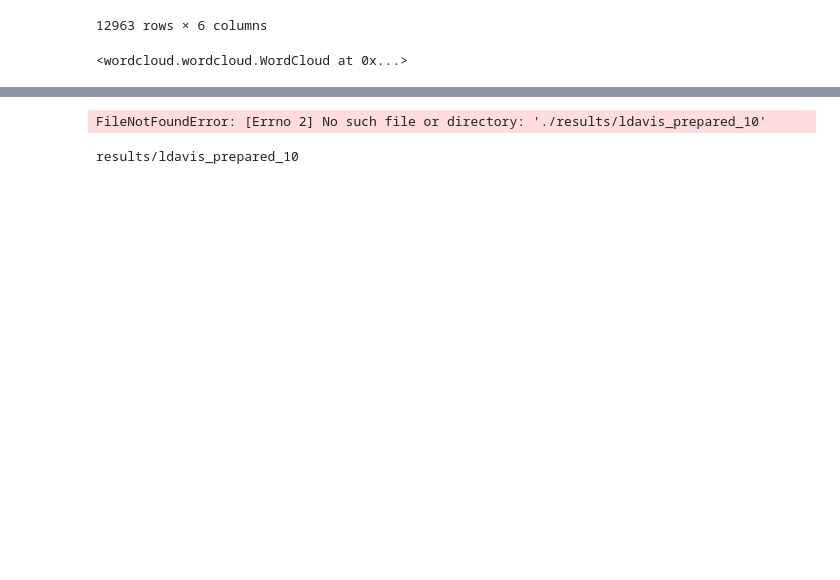
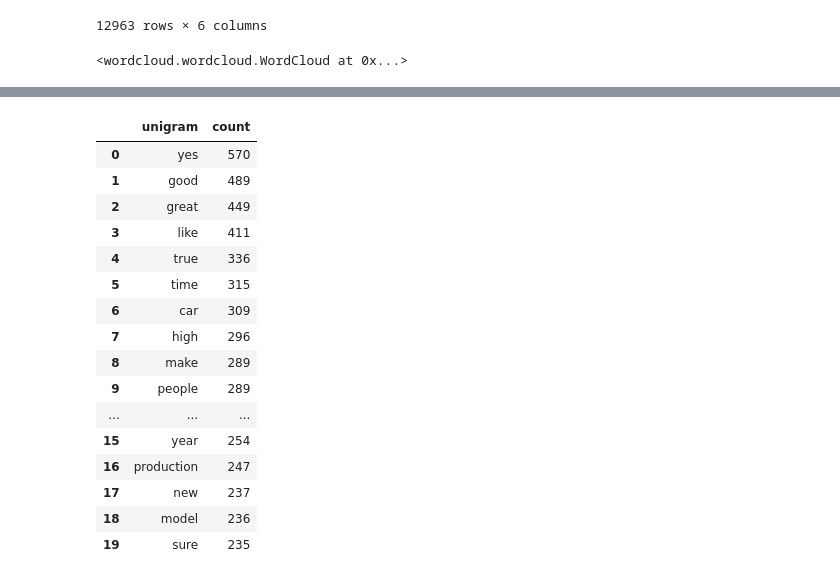
Before and after one commit to vladlevitin/finance_project, a Jupyter notebook: other.ipynb, the cells around one changed output, grey strips where cells are left out. Drawn from its saved outputs; the diff is of its cells as text; code cells hidden in the pictures; blank space fills up the shorter version.

```diff
--- a/other.ipynb
+++ b/other.ipynb
@@ -116,11 +80,0 @@ print(data_words[:1][0][:30])
-# %%
-import gensim.corpora as corpora
-
-id2word = corpora.Dictionary(data_words)
-
-texts = data_words
-
-corpus = [id2word.doc2bow(text) for text in texts]
-
-
-print(corpus[:1][0][:30])
@@ -158,31 +81,34 @@ doc_lda = lda_model[corpus]
-# %%
-import pickle
-import pyLDAvis
-import os
-
-import pyLDAvis.gensim_models
-# Visualize the topics
-pyLDAvis.enable_notebook()
-
-LDAvis_data_filepath = 'results/ldavis_prepared_'+str(num_topics)
-
-print(LDAvis_data_filepath)
-# # this is a bit time consuming - make the if statement True
-# # if you want to execute visualization prep yourself
-if 1 == 1:
-    LDAvis_prepared = pyLDAvis.gensim_models.prepare(lda_model, corpus, id2word)
-    with open(LDAvis_data_filepath, 'wb') as f:
-        pickle.dump(LDAvis_prepared, f)
-# load the pre-prepared pyLDAvis data from disk
-with open(LDAvis_data_filepath, 'rb') as f:
-    LDAvis_prepared = pickle.load(f)
-pyLDAvis.save_html(LDAvis_prepared, 'results/ldavis_prepared_'+ str(num_topics) +'.html')
-LDAvis_prepared
-# %% [output]
-FileNotFoundError: [Errno 2] No such file or directory: './results/ldavis_prepared_10'
-# %%
-LDAvis_data_filepath = 'results/ldavis_prepared_'+str(num_topics)
-
-print(LDAvis_data_filepath)
-# %% [output]
-results/ldavis_prepared_10
+# %%
+from sklearn.feature_extraction.text import CountVectorizer, TfidfVectorizer
+
+def get_top_n_words(corpus, n=None):
+    vec = CountVectorizer(stop_words='english').fit(corpus)
+    bag_of_words = vec.transform(corpus)
+    sum_words = bag_of_words.sum(axis=0)
+    words_freq = [(word, sum_words[0, idx]) for word, idx in vec.vocabulary_.items()]
+    words_freq =sorted(words_freq, key = lambda x: x[1], reverse=True)
+    return words_freq[:n]
+
+
+common_words = get_top_n_words(tweets.filtered_text, 20)
+unigram = pd.DataFrame(common_words, columns = ['unigram' , 'count'])
+# %%
+unigram
+# %% [output]
+|  | unigram | count |
+| 0 | yes | 570 |
+| 1 | good | 489 |
+| 2 | great | 449 |
+| 3 | like | 411 |
+| 4 | true | 336 |
+| 5 | time | 315 |
+| 6 | car | 309 |
+| 7 | high | 296 |
+| 8 | make | 289 |
+| 9 | people | 289 |
+| ... | ... | ... |
+| 15 | year | 254 |
+| 16 | production | 247 |
+| 17 | new | 237 |
+| 18 | model | 236 |
+| 19 | sure | 235 |
```
Also changed, not shown: parts of 10 cells of this notebook, 3 other files.
